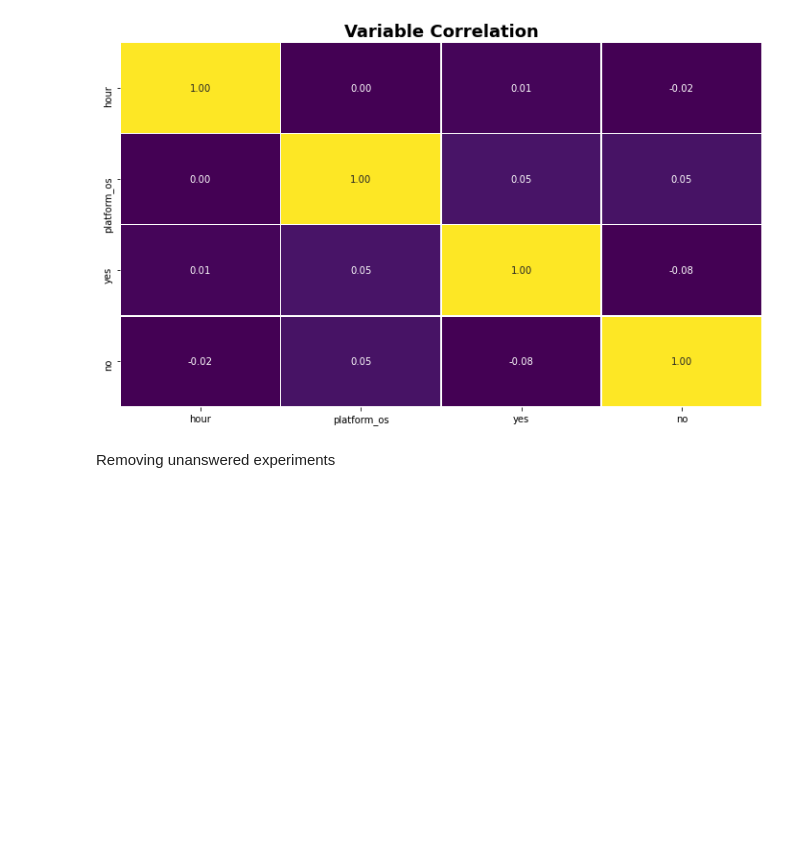
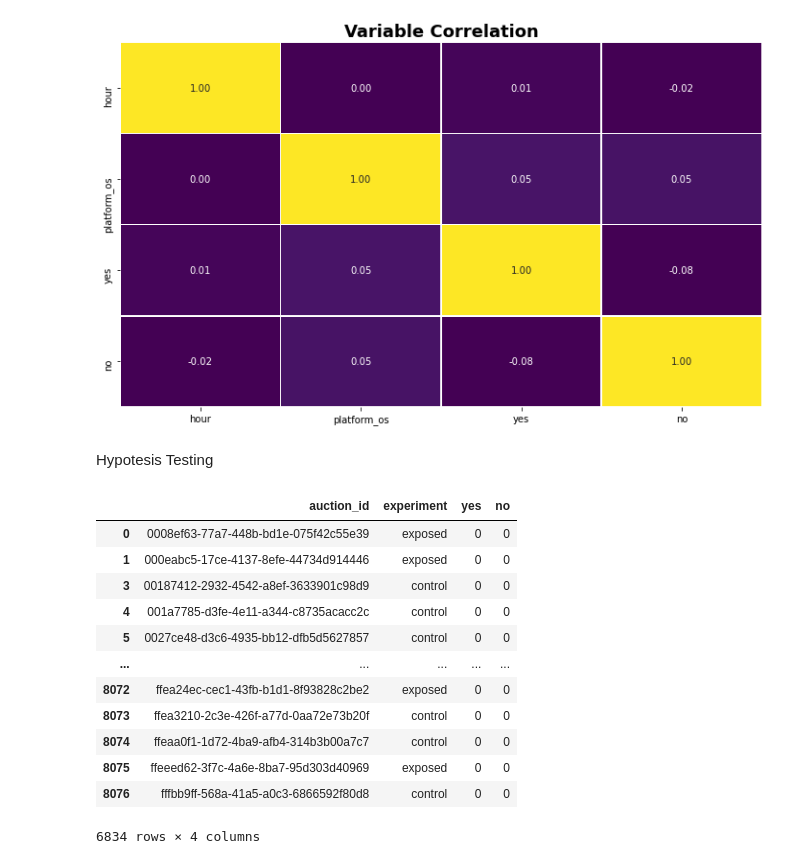
Before and after one commit to Bina-man/Smart-Advertisement, a Jupyter notebook: notebooks/classicABtest.ipynb, the cells around one changed output. Drawn from its saved outputs; the diff is of its cells as text; code cells hidden in the pictures; blank space fills up the shorter version.

```diff
--- a/notebooks/classicABtest.ipynb
+++ b/notebooks/classicABtest.ipynb
@@ -164,5 +165,23 @@ plots.plot_heatmap(data_correlation, 'Variable Correlation')
 # data_correlation
 # %% [output]
 [figure]
-# %% [markdown]
-Removing unanswered experiments
+# %% [markdown]
+Hypotesis Testing
+# %%
+cleaned_df = dataframe[['auction_id', 'experiment', 'yes', 'no']]
+not_ans_df = cleaned_df.query("yes == 0 & no == 0")
+not_ans_df
+# %% [output]
+|  | auction_id | experiment | yes | no |
+| 0 | 0008ef63-77a7-448b-bd1e-075f42c55e39 | exposed | 0 | 0 |
+| 1 | 000eabc5-17ce-4137-8efe-44734d914446 | exposed | 0 | 0 |
+| 3 | 00187412-2932-4542-a8ef-3633901c98d9 | control | 0 | 0 |
+| 4 | 001a7785-d3fe-4e11-a344-c8735acacc2c | control | 0 | 0 |
+| 5 | 0027ce48-d3c6-4935-bb12-dfb5d5627857 | control | 0 | 0 |
+| ... | ... | ... | ... | ... |
+| 8072 | ffea24ec-cec1-43fb-b1d1-8f93828c2be2 | exposed | 0 | 0 |
+| 8073 | ffea3210-2c3e-426f-a77d-0aa72e73b20f | control | 0 | 0 |
+| 8074 | ffeaa0f1-1d72-4ba9-afb4-314b3b00a7c7 | control | 0 | 0 |
+| 8075 | ffeeed62-3f7c-4a6e-8ba7-95d303d40969 | exposed | 0 | 0 |
+| 8076 | fffbb9ff-568a-41a5-a0c3-6866592f80d8 | control | 0 | 0 |
+6834 rows × 4 columns
```
Also changed, not shown: parts of 15 cells of this notebook.
